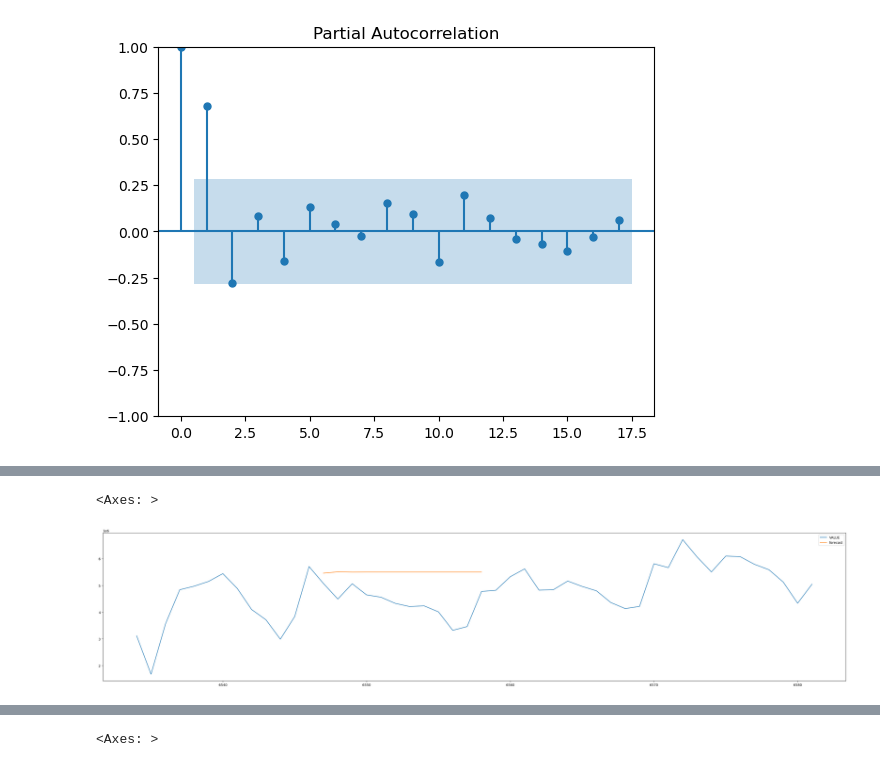
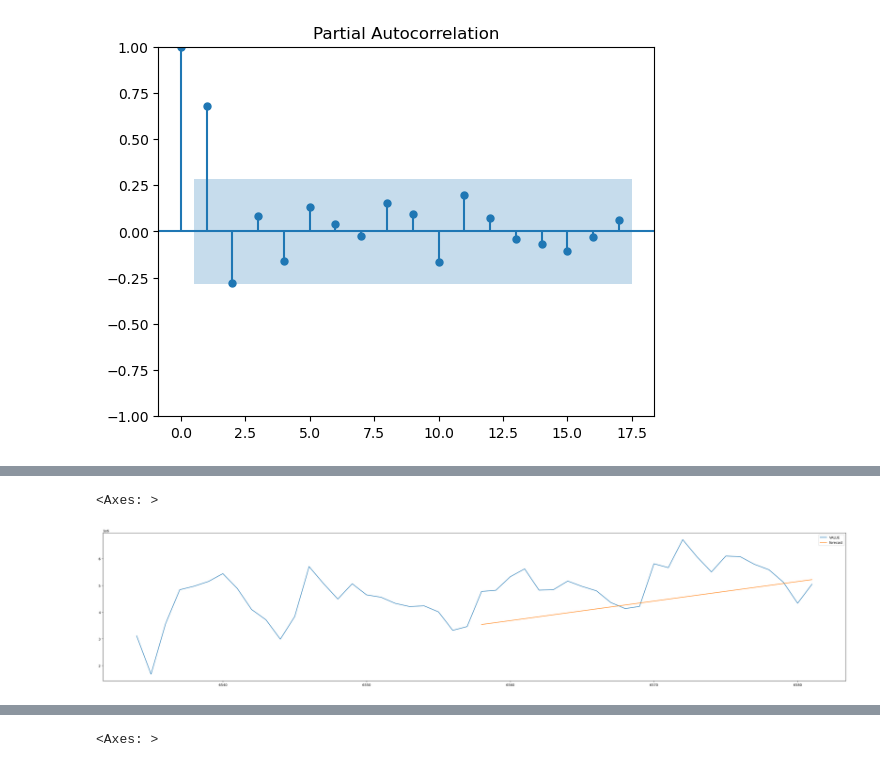
Before and after one commit to CLIUKELLY/ARIMA-Time-Serie-Forecasting, a Jupyter notebook: 02. ARIMA Time Series Forecasting_Last 24mth.ipynb, the cells around one changed output, grey strips where cells are left out. Saved outputs shown, nothing was run; the diff lists cells and outputs as text; code cells hidden in the pictures.

```diff
--- a/02. ARIMA Time Series Forecasting_Last 24mth.ipynb
+++ b/02. ARIMA Time Series Forecasting_Last 24mth.ipynb
@@ -186,9 +186,13 @@ plt.show()
 # %% [output]
 [figure]
 [figure]
+# %%
+p=2
+q=2
+d=1
 # %%
 from statsmodels.tsa.arima.model import ARIMA
-model = ARIMA(last_48_months['VALUE'], order=(1, 1, 1))
+model = ARIMA(last_48_months['VALUE'], order=(p, q, d))
 model_fit = model.fit()
-model_fit.summary()
+print(model_fit.summary())
 # %% [output]
@@ -214,8 +216,8 @@ Warnings:
 # %%
-last_48_months['forecast']=model_fit.predict(start=13,end=24,dynamic=True)
+last_48_months['forecast']=model_fit.predict(start=24,end=48,dynamic=True)
 last_48_months[['VALUE','forecast']].plot(figsize=(40,8))
 # %% [output]
 <Axes: >
-[figure, old version]
+[figure, new version]
 # %%
 import statsmodels.api as sm
```
Also changed, not shown: parts of 2 cells of this notebook.
